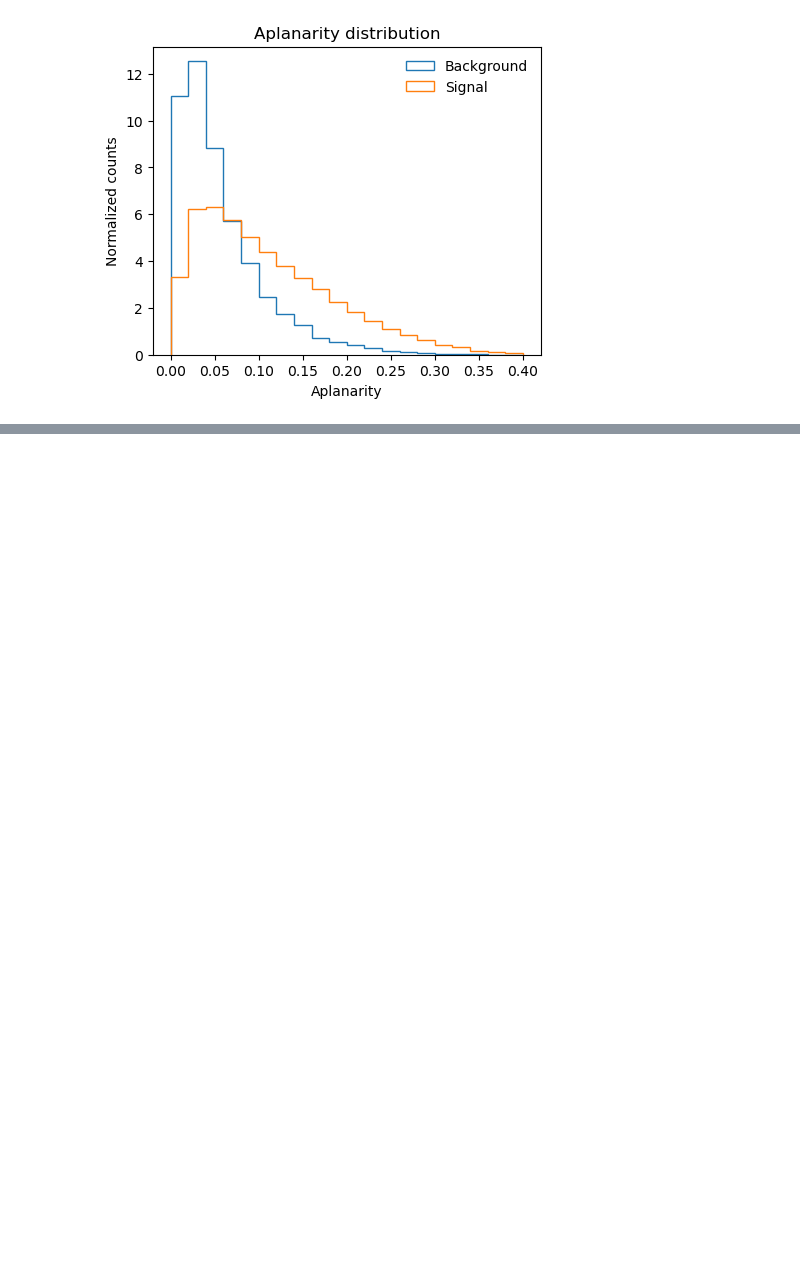
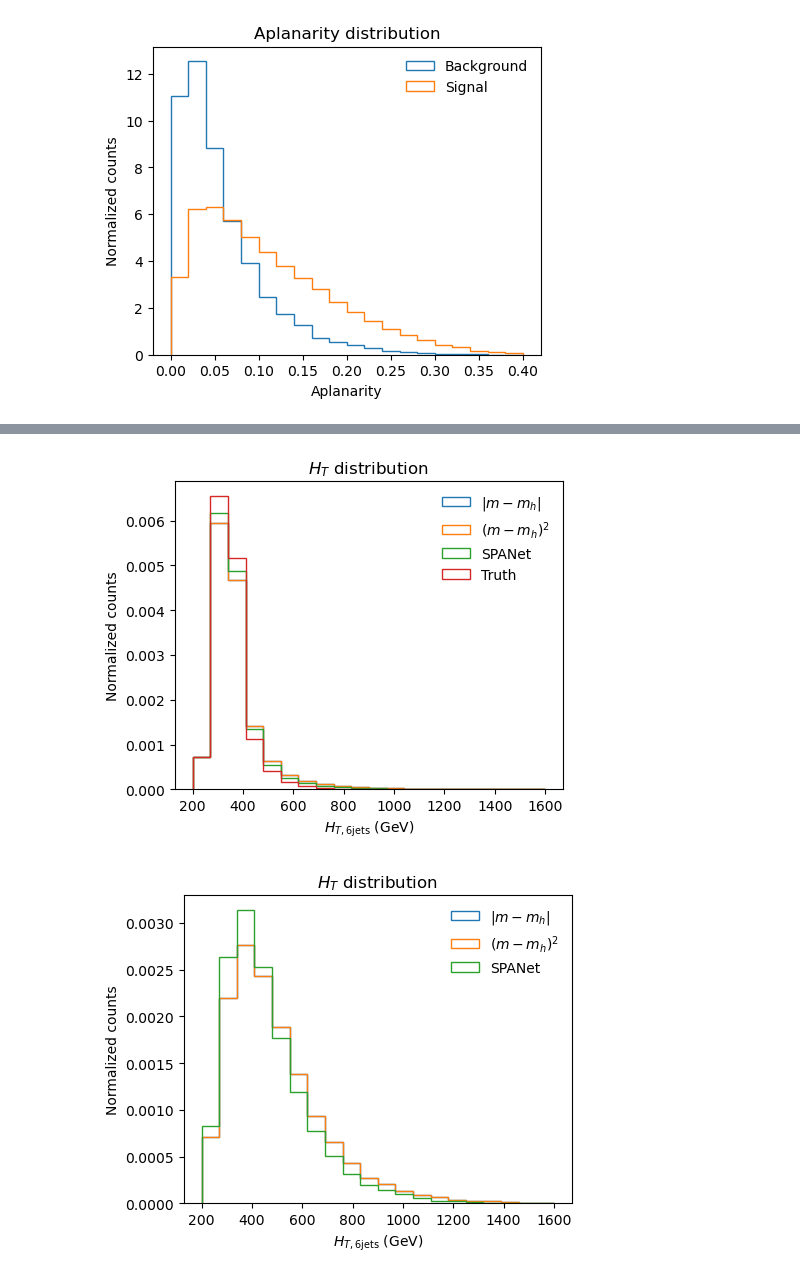
Before and after one commit to r10222035/3h6b_collider_study, a Jupyter notebook: DNN/plot_DNN_features.ipynb, the cells around one changed output, grey strips where cells are left out. Cells and saved outputs as stored; diff of their text form; code cells hidden in the pictures; blank space fills up the shorter version.

```diff
--- a/DNN/plot_DNN_features.ipynb
+++ b/DNN/plot_DNN_features.ipynb
@@ -146,0 +264,34 @@ plt.show()
+# %%
+# plot HT distribution
+fig, ax = plt.subplots(1, 1, figsize=(5, 4))
+
+ax.hist(results_res_abs['HT'], bins=20, range=(200, 1600), histtype='step', density=True, label=f'$|m - m_h|$')
+ax.hist(results_res_chi2['HT'], bins=20, range=(200, 1600), histtype='step', density=True, label=f'$(m - m_h)^2$')
+ax.hist(results_res_SPANet['HT'], bins=20, range=(200, 1600), histtype='step', density=True, label=f'SPANet')
+ax.hist(results_res_truth['HT'], bins=20, range=(200, 1600), histtype='step', density=True, label=f'Truth')
+
+ax.legend(frameon=False, loc='upper right')
+ax.set_xlabel('$H_{T, \mathrm{6jets}}$ (GeV)')
+ax.set_ylabel('Normalized counts')
+ax.set_title('$H_T$ distribution')
+
+# plt.savefig('../figures/HT_distribution-abs_pairing.pdf', dpi=300, facecolor='White', bbox_inches='tight')
+plt.show()
+
+# plot HT distribution
+fig, ax = plt.subplots(1, 1, figsize=(5, 4))
+
+ax.hist(results_6b_abs['HT'], bins=20, range=(200, 1600), histtype='step', density=True, label=f'$|m - m_h|$')
+ax.hist(results_6b_chi2['HT'], bins=20, range=(200, 1600), histtype='step', density=True, label=f'$(m - m_h)^2$')
+ax.hist(results_6b_SPANet['HT'], bins=20, range=(200, 1600), histtype='step', density=True, label=f'SPANet')
+
+ax.legend(frameon=False, loc='upper right')
+ax.set_xlabel('$H_{T, \mathrm{6jets}}$ (GeV)')
+ax.set_ylabel('Normalized counts')
+ax.set_title('$H_T$ distribution')
+
+# plt.savefig('../figures/HT_distribution-abs_pairing.pdf', dpi=300, facecolor='White', bbox_inches='tight')
+plt.show()
+# %% [output]
+[figure, added]
+[figure, added]
```
Also changed, not shown: parts of 11 cells of this notebook, 7 other files.
